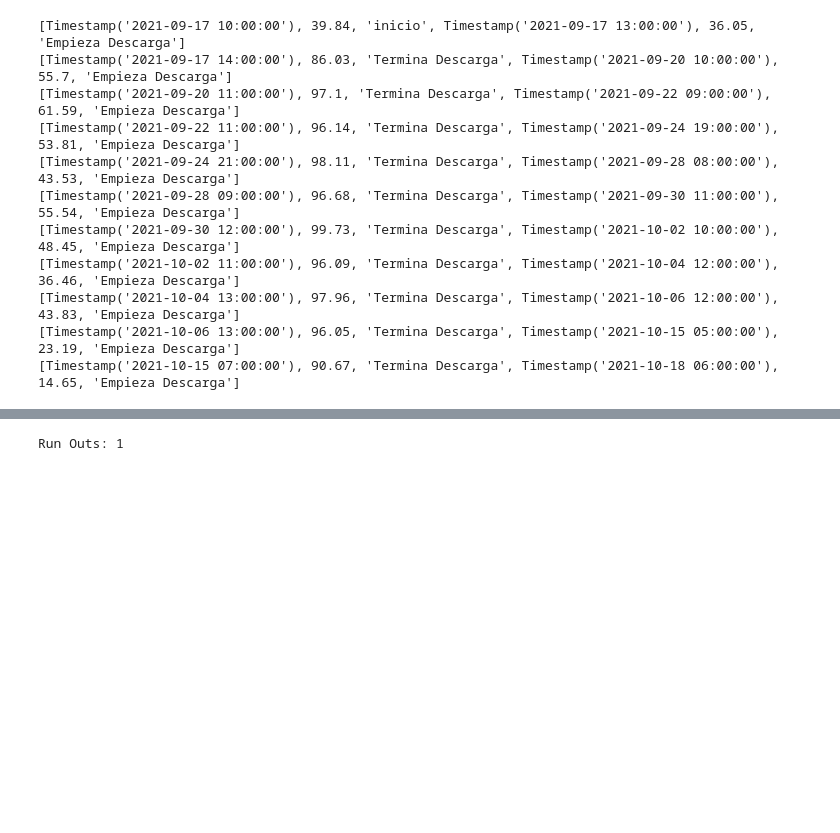
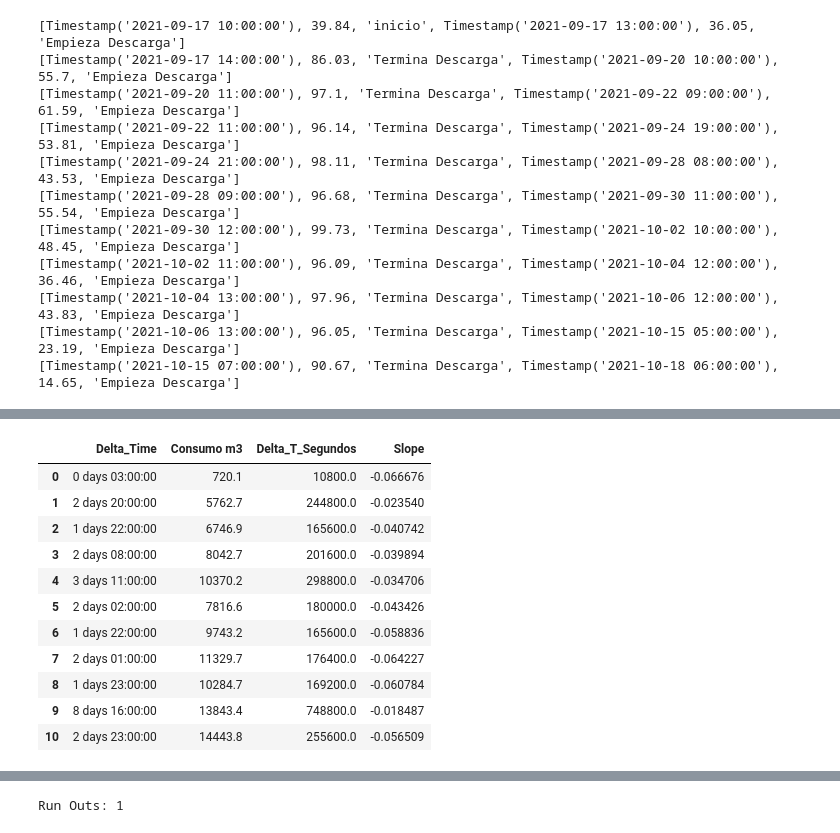
Before and after one commit to JTamarit/Ejercicios_Prog_Avanzada, a Jupyter notebook: app_NPG/STREAMLIT/TANK/telemetry.ipynb, the cells around one changed output, grey strips where cells are left out. Drawn from its saved outputs; the diff is of its cells as text; code cells hidden in the pictures; blank space fills up the shorter version.

Commit message:
Pendiente consumo

```diff
--- a/app_NPG/STREAMLIT/TANK/telemetry.ipynb
+++ b/app_NPG/STREAMLIT/TANK/telemetry.ipynb
@@ -246,6 +247,39 @@ display(consumo_df)
 | 8 | 2021-10-04 13:00:00 | 97.96 | Termina Descarga | 2021-10-06 12:00:00 | 43.83 | Empieza Descarga | 1 days 23:00:00 | 10284.7 |
 | 9 | 2021-10-06 13:00:00 | 96.05 | Termina Descarga | 2021-10-15 05:00:00 | 23.19 | Empieza Descarga | 8 days 16:00:00 | 13843.4 |
 | 10 | 2021-10-15 07:00:00 | 90.67 | Termina Descarga | 2021-10-18 06:00:00 | 14.65 | Empieza Descarga | 2 days 23:00:00 | 14443.8 |
+# %%
+#Crear dataframe para el calculo de la pendiente de consumo:
+pendiente_df=consumo_df.drop(['Timestamp_0','Nivel_0','Estado_0','Timestamp_f','Nivel_f','Estado_f'],axis=1)
+# %%
+#Transformar Delta_Time a Segundos:
+pendiente_df['Delta_T_Segundos']=pendiente_df['Delta_Time'].apply(timedelta.total_seconds)
+# %%
+#Calculo pendiente:
+
+pendiente_df['Slope']=-pendiente_df['Consumo m3']/pendiente_df['Delta_T_Segundos']
+
+#Calcular la media y la moda de la pendiente:
+
+
+#Calcular la media y la moda del consumo entre descargas:
+
+
+#Calcular la media y la moda del tiempo de consumo entre descargas:
+# %%
+display(pendiente_df)
+# %% [output]
+|  | Delta_Time | Consumo m3 | Delta_T_Segundos | Slope |
+| 0 | 0 days 03:00:00 | 720.1 | 10800.0 | -0.066676 |
+| 1 | 2 days 20:00:00 | 5762.7 | 244800.0 | -0.023540 |
+| 2 | 1 days 22:00:00 | 6746.9 | 165600.0 | -0.040742 |
+| 3 | 2 days 08:00:00 | 8042.7 | 201600.0 | -0.039894 |
+| 4 | 3 days 11:00:00 | 10370.2 | 298800.0 | -0.034706 |
+| 5 | 2 days 02:00:00 | 7816.6 | 180000.0 | -0.043426 |
+| 6 | 1 days 22:00:00 | 9743.2 | 165600.0 | -0.058836 |
+| 7 | 2 days 01:00:00 | 11329.7 | 176400.0 | -0.064227 |
+| 8 | 1 days 23:00:00 | 10284.7 | 169200.0 | -0.060784 |
+| 9 | 8 days 16:00:00 | 13843.4 | 748800.0 | -0.018487 |
+| 10 | 2 days 23:00:00 | 14443.8 | 255600.0 | -0.056509 |
 # %%
 #Filtra dataframe por descargas:
 descargas_df = dff[dff['Estado'] == 'Empieza Descarga']
```
Also changed, not shown: parts of 4 cells of this notebook, 1 other file.
